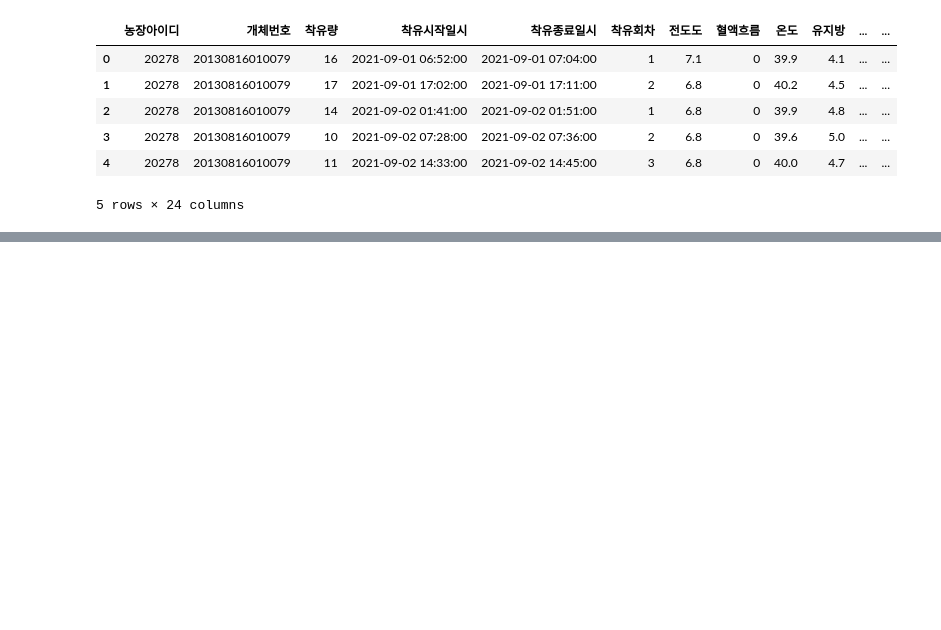
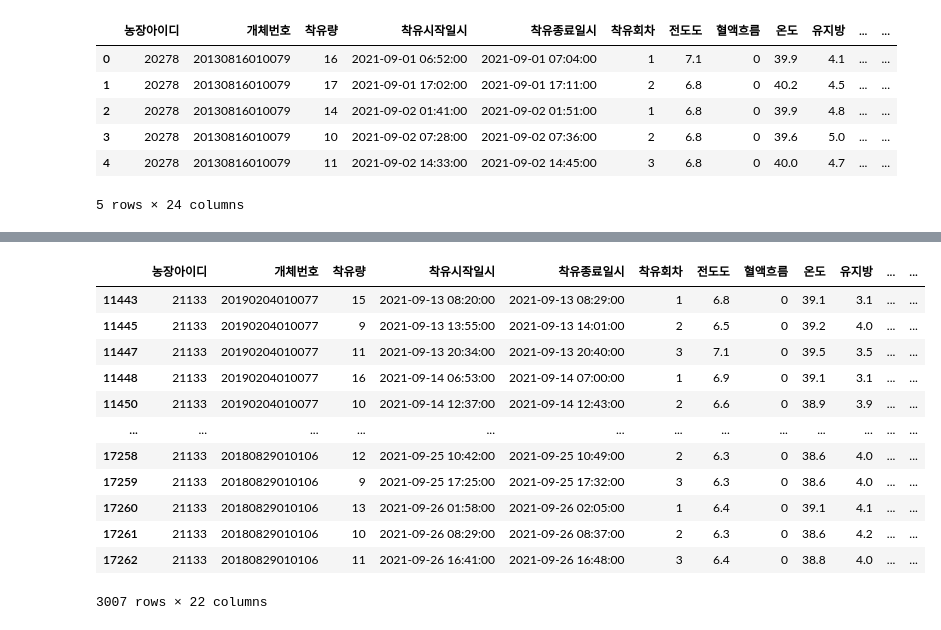
Before and after one commit to jiwon512/practical_project, a Jupyter notebook: 7조 최종 제출 코드/final_modeling.ipynb, the cells around one changed output, grey strips where cells are left out. Cells and saved outputs as stored; diff of their text form; code cells hidden in the pictures; blank space fills up the shorter version.

```diff
--- a/jiwon/final_modeling.ipynb
+++ b/7조 최종 제출 코드/final_modeling.ipynb
@@ -1129,0 +1236,16 @@ df_clean.to_csv("clean_test.csv", index=False, encoding='utf-8-sig')
+# %%
+df[df['농장아이디']==21133]
+# %% [output]
+|  | 농장아이디 | 개체번호 | 착유량 | 착유시작일시 | 착유종료일시 | 착유회차 | 전도도 | 혈액흐름 | 온도 | 유지방 | ... | ... |
+| 11443 | 21133 | 20190204010077 | 15 | 2021-09-13 08:20:00 | 2021-09-13 08:29:00 | 1 | 6.8 | 0 | 39.1 | 3.1 | ... | ... |
+| 11445 | 21133 | 20190204010077 | 9 | 2021-09-13 13:55:00 | 2021-09-13 14:01:00 | 2 | 6.5 | 0 | 39.2 | 4.0 | ... | ... |
+| 11447 | 21133 | 20190204010077 | 11 | 2021-09-13 20:34:00 | 2021-09-13 20:40:00 | 3 | 7.1 | 0 | 39.5 | 3.5 | ... | ... |
+| 11448 | 21133 | 20190204010077 | 16 | 2021-09-14 06:53:00 | 2021-09-14 07:00:00 | 1 | 6.9 | 0 | 39.1 | 3.1 | ... | ... |
+| 11450 | 21133 | 20190204010077 | 10 | 2021-09-14 12:37:00 | 2021-09-14 12:43:00 | 2 | 6.6 | 0 | 38.9 | 3.9 | ... | ... |
+| ... | ... | ... | ... | ... | ... | ... | ... | ... | ... | ... | ... | ... |
+| 17258 | 21133 | 20180829010106 | 12 | 2021-09-25 10:42:00 | 2021-09-25 10:49:00 | 2 | 6.3 | 0 | 38.6 | 4.0 | ... | ... |
+| 17259 | 21133 | 20180829010106 | 9 | 2021-09-25 17:25:00 | 2021-09-25 17:32:00 | 3 | 6.3 | 0 | 38.6 | 4.0 | ... | ... |
+| 17260 | 21133 | 20180829010106 | 13 | 2021-09-26 01:58:00 | 2021-09-26 02:05:00 | 1 | 6.4 | 0 | 39.1 | 4.1 | ... | ... |
+| 17261 | 21133 | 20180829010106 | 10 | 2021-09-26 08:29:00 | 2021-09-26 08:37:00 | 2 | 6.3 | 0 | 38.6 | 4.2 | ... | ... |
+| 17262 | 21133 | 20180829010106 | 11 | 2021-09-26 16:41:00 | 2021-09-26 16:48:00 | 3 | 6.4 | 0 | 38.8 | 4.0 | ... | ... |
+3007 rows × 22 columns
```
Also changed, not shown: parts of 6 cells of this notebook, 2 other files.
